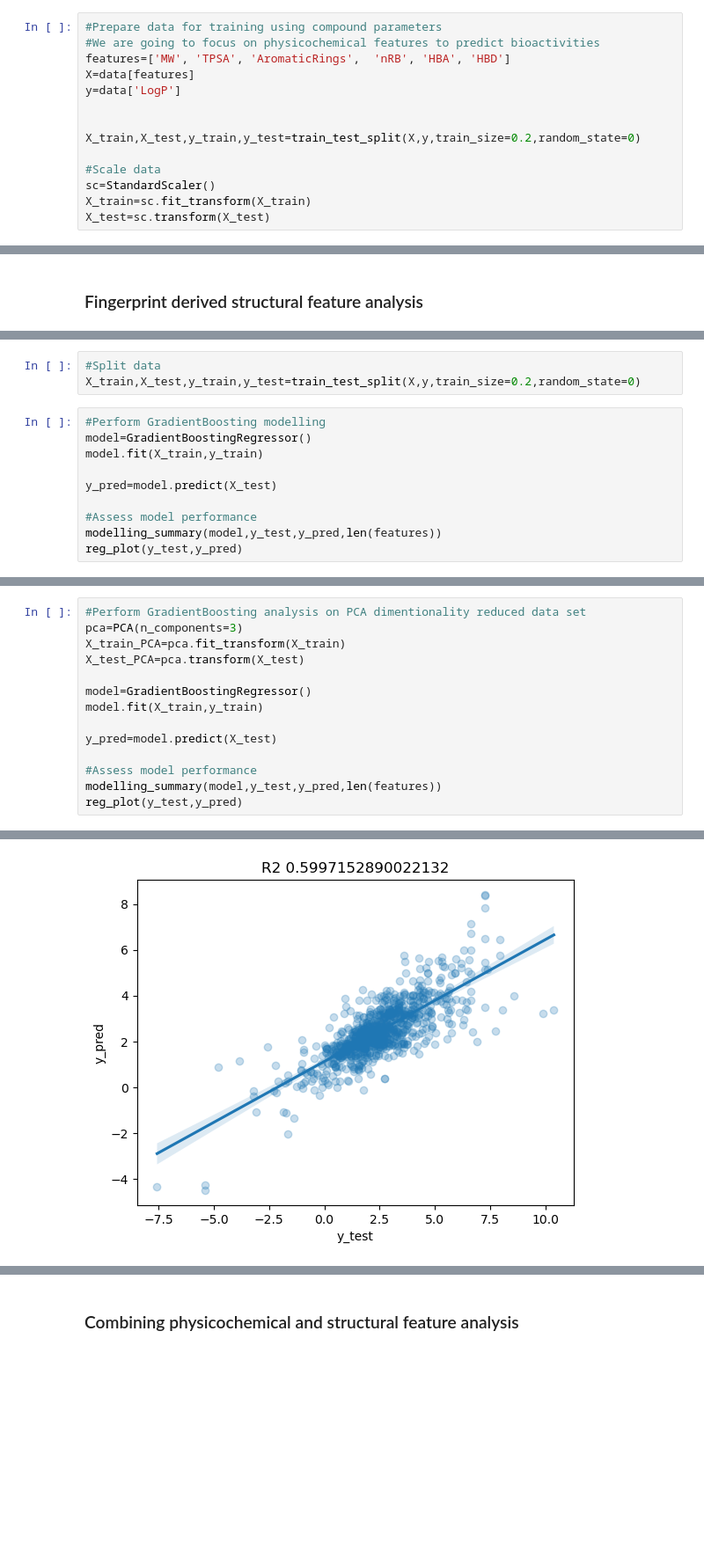
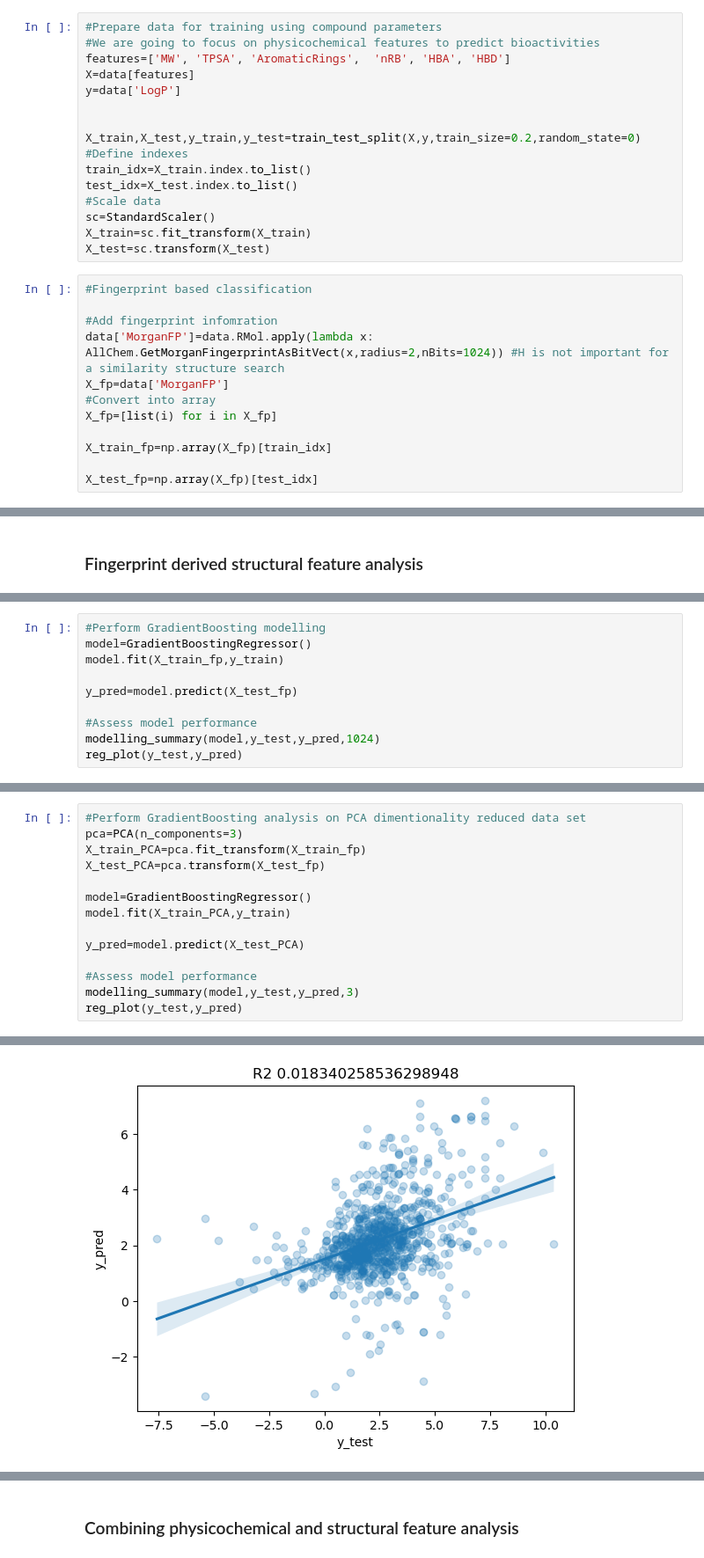
Before and after one commit to AusteKan/Shared_Cheminformatics_resources, a Jupyter notebook: Compound_analysis/GradientBoosting_compound_analysis_LogP.ipynb, the cells around one changed output, grey strips where cells are left out. Shown at 88% size. Cells and saved outputs as stored; diff of their text form; blank space fills up the shorter version.

Commit message:
Updated gradient boosting based compound analysis

```diff
--- a/Compound_analysis/GradientBoosting_compound_analysis_LogP.ipynb
+++ b/Compound_analysis/GradientBoosting_compound_analysis_LogP.ipynb
@@ -168,11 +171,25 @@ y=data['LogP']
 
 
 X_train,X_test,y_train,y_test=train_test_split(X,y,train_size=0.2,random_state=0)
-
+#Define indexes
+train_idx=X_train.index.to_list()
+test_idx=X_test.index.to_list()
 #Scale data
 sc=StandardScaler()
 X_train=sc.fit_transform(X_train)
 X_test=sc.transform(X_test)
+# %%
+#Fingerprint based classification
+
+#Add fingerprint infomration
+data['MorganFP']=data.RMol.apply(lambda x: AllChem.GetMorganFingerprintAsBitVect(x,radius=2,nBits=1024)) #H is not important for a similarity structure search
+X_fp=data['MorganFP']
+#Convert into array
+X_fp=[list(i) for i in X_fp]
+
+X_train_fp=np.array(X_fp)[train_idx]
+
+X_test_fp=np.array(X_fp)[test_idx]
 # %%
 #Before modelling let's explore what features might be the most important
 
@@ -312,14 +321,11 @@ X=[list(i) for i in X]
-# %%
-#Split data
-X_train,X_test,y_train,y_test=train_test_split(X,y,train_size=0.2,random_state=0)
 # %%
 #Perform GradientBoosting modelling
 model=GradientBoostingRegressor()
-model.fit(X_train,y_train)
+model.fit(X_train_fp,y_train)
 
-y_pred=model.predict(X_test)
+y_pred=model.predict(X_test_fp)
 
 #Assess model performance
-modelling_summary(model,y_test,y_pred,len(features))
+modelling_summary(model,y_test,y_pred,1024)
 reg_plot(y_test,y_pred)
 # %% [output]
@@ -334,15 +338,15 @@ R2 adjusted 0.5873662294874115
 # %%
 #Perform GradientBoosting analysis on PCA dimentionality reduced data set
 pca=PCA(n_components=3)
-X_train_PCA=pca.fit_transform(X_train)
-X_test_PCA=pca.transform(X_test)
+X_train_PCA=pca.fit_transform(X_train_fp)
+X_test_PCA=pca.transform(X_test_fp)
 
 model=GradientBoostingRegressor()
-model.fit(X_train,y_train)
+model.fit(X_train_PCA,y_train)
 
-y_pred=model.predict(X_test)
+y_pred=model.predict(X_test_PCA)
 
 #Assess model performance
-modelling_summary(model,y_test,y_pred,len(features))
+modelling_summary(model,y_test,y_pred,3)
 reg_plot(y_test,y_pred)
 # %% [output]
@@ -356,4 +360,4 @@ R2 adjusted 0.5970731456952971
-[figure, old version]
+[figure, new version]
 # %%
 #Perform AdaBoost modelling
 model=AdaBoostRegressor(n_estimators=100,loss='exponential',learning_rate=1)
```
Also changed, not shown: parts of 18 cells of this notebook.
